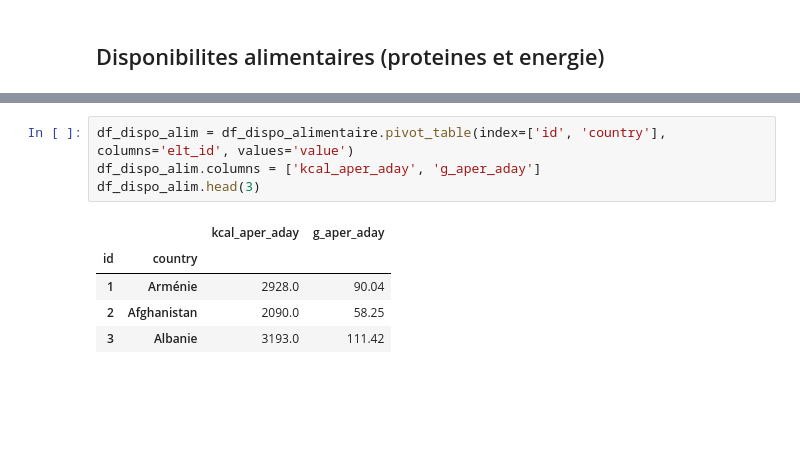
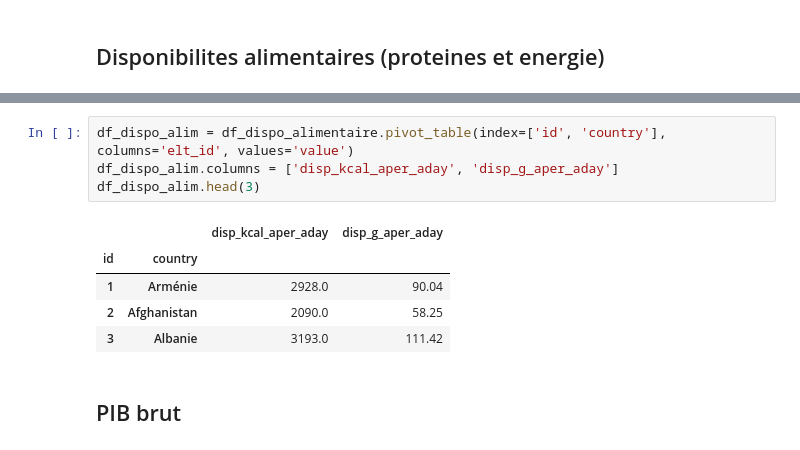
Before and after one commit to Sh4mSh4m/OCR_DA_proj5, a Jupyter notebook: Projet 5 - Etude de marche Loco Pollo.ipynb, the cells around one changed output, grey strips where cells are left out. Drawn from its saved outputs; the diff is of its cells as text; blank space fills up the shorter version.

```diff
--- a/Projet 5 - Etude de marche Loco Pollo.ipynb
+++ b/Projet 5 - Etude de marche Loco Pollo.ipynb
@@ -177,11 +198,13 @@ df_dispo_alimentaire.head(2)
 | 1 | FBS | Bilans Alimentaires | 2 | Afghanistan | 674 | Disponibilité de protéines en qua... | 2901 | Total General | 2013 | 2013 | ... |
 # %%
 df_dispo_alim = df_dispo_alimentaire.pivot_table(index=['id', 'country'], columns='elt_id', values='value')
-df_dispo_alim.columns = ['kcal_aper_aday', 'g_aper_aday']
+df_dispo_alim.columns = ['disp_kcal_aper_aday', 'disp_g_aper_aday']
 df_dispo_alim.head(3)
 # %% [output]
-|  |  | kcal_aper_aday | g_aper_aday |
+|  |  | disp_kcal_aper_aday | disp_g_aper_aday |
 | id | country |  |  |
 | 1 | Arménie | 2928.0 | 90.04 |
 | 2 | Afghanistan | 2090.0 | 58.25 |
 | 3 | Albanie | 3193.0 | 111.42 |
+# %% [markdown]
+## PIB brut
```
Also changed, not shown: parts of 35 cells of this notebook, 2 other files.
